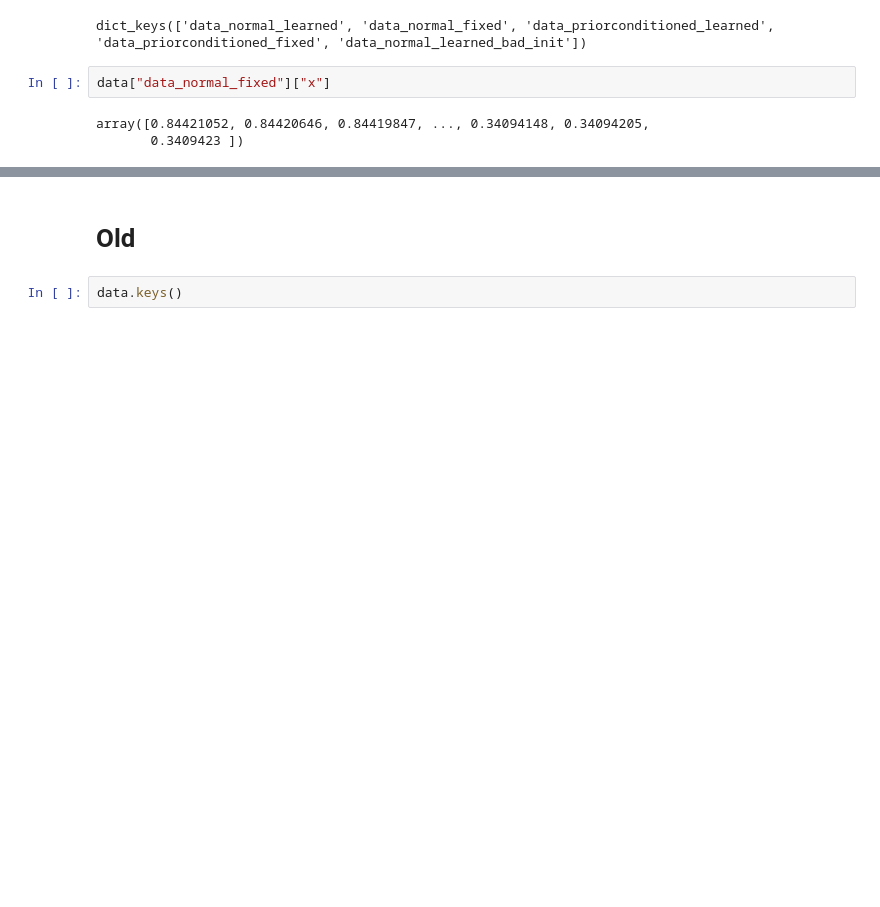
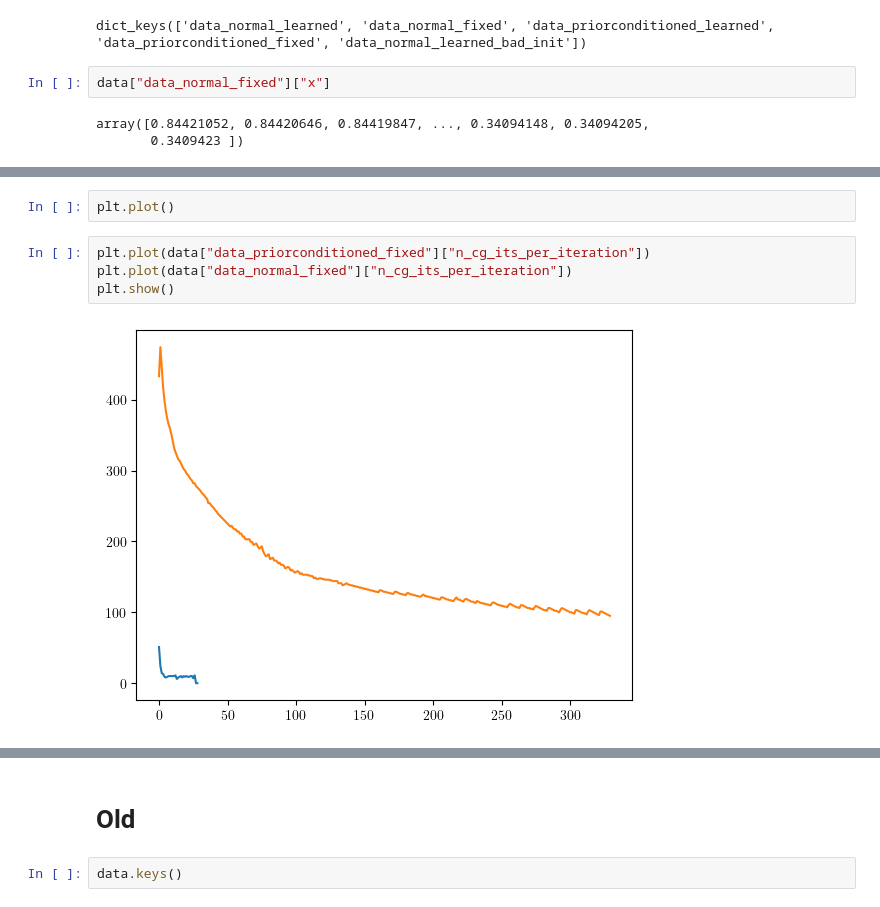
Before and after one commit to jlindbloom/sampi, a Jupyter notebook: notebooks/ias/paper/2d_deblurring/2d_example_gpu.ipynb, the cells around one changed output, grey strips where cells are left out. Saved outputs shown, nothing was run; the diff lists cells and outputs as text; blank space fills up the shorter version.

```diff
--- a/notebooks/ias/2d_example_gpu.ipynb
+++ b/notebooks/ias/paper/2d_deblurring/2d_example_gpu.ipynb
@@ -221,0 +286,8 @@ plt.show()
+# %%
+plt.plot()
+# %%
+plt.plot(data["data_priorconditioned_fixed"]["n_cg_its_per_iteration"])
+plt.plot(data["data_normal_fixed"]["n_cg_its_per_iteration"])
+plt.show()
+# %% [output]
+[figure, added]
```
Also changed, not shown: parts of 10 cells of this notebook, 45 other files.
